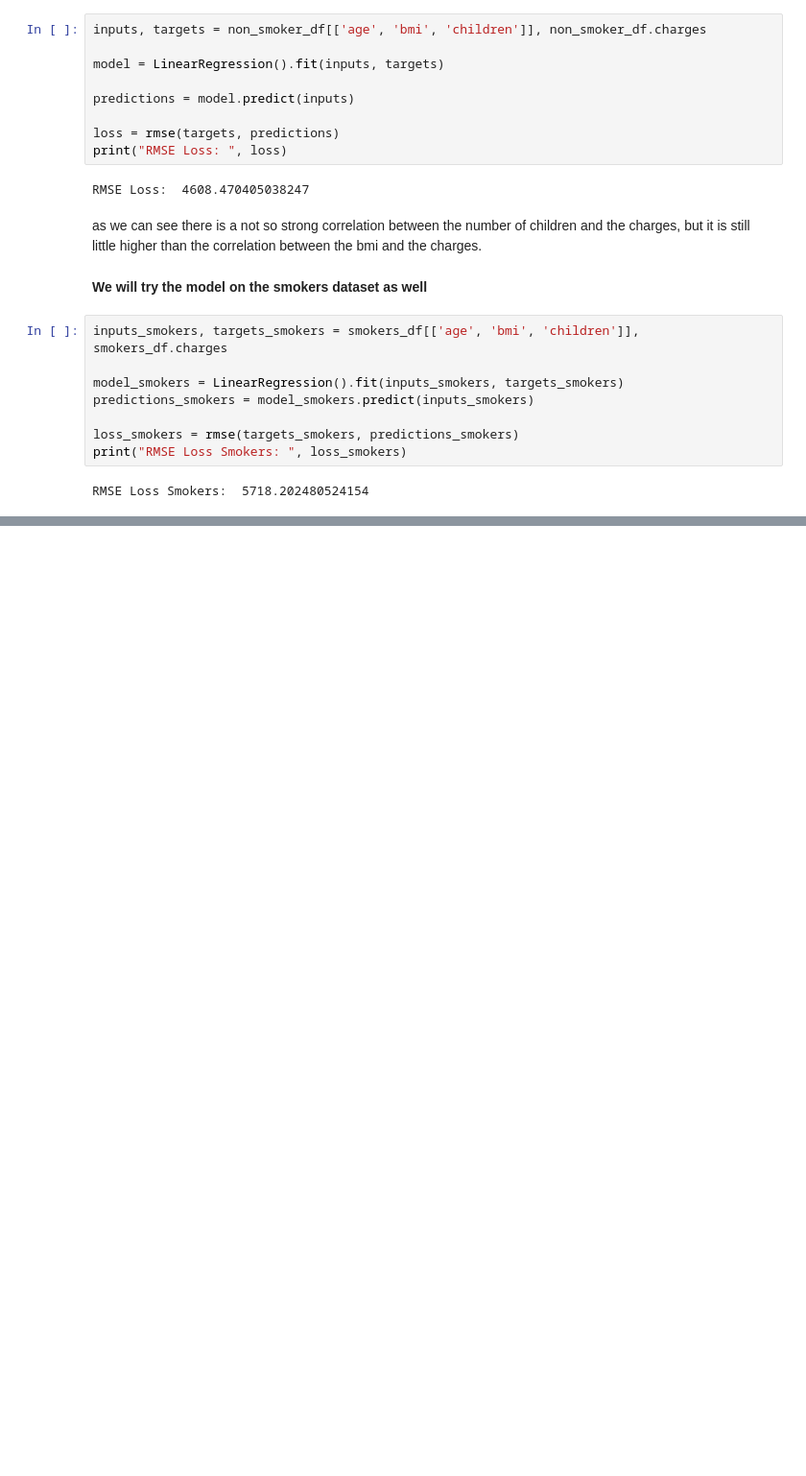
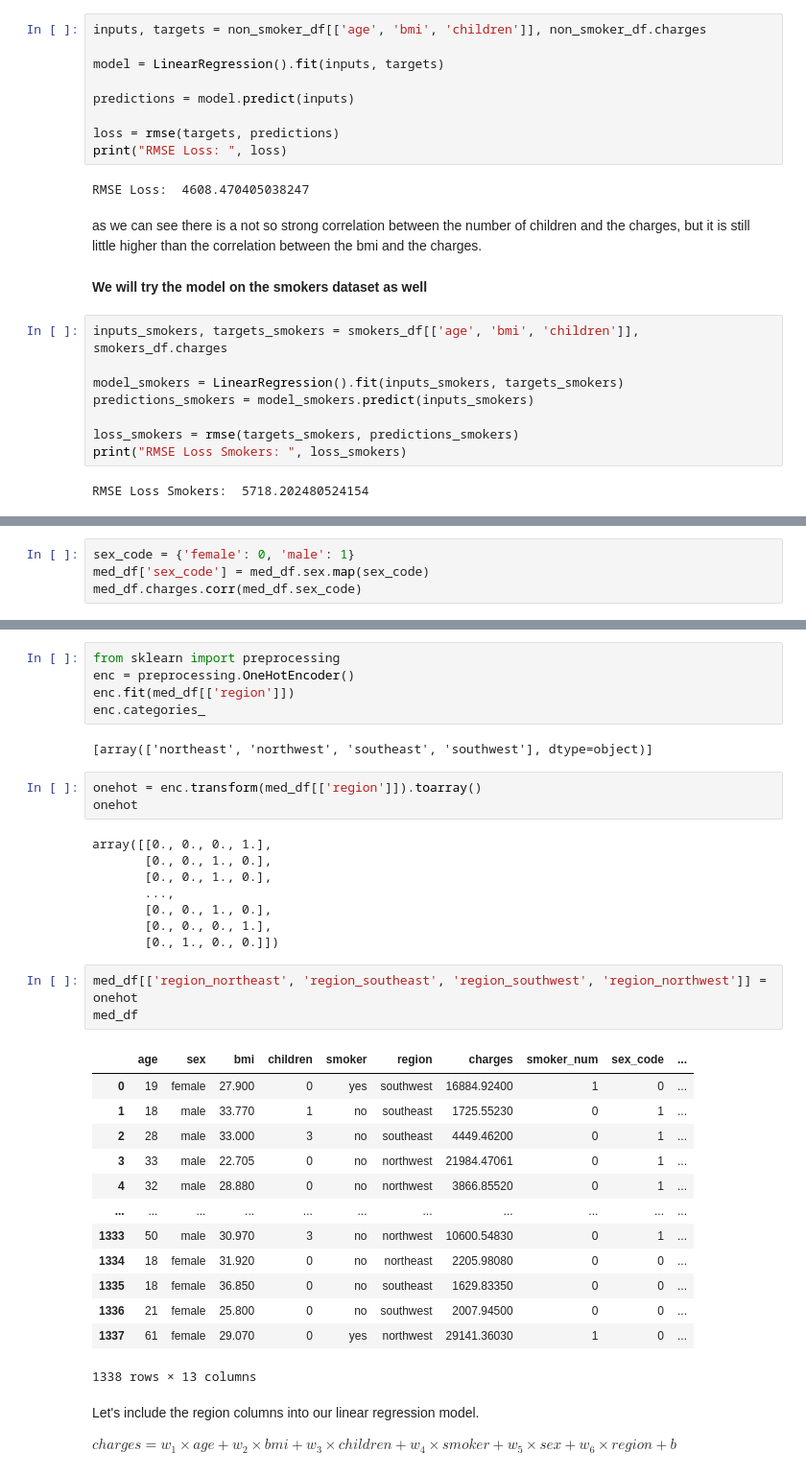
Before and after one commit to S-Sanjai/ML-fundamentals, a Jupyter notebook: notebooks/medical-insurance/med-insurance-model.ipynb, the cells around one changed output, grey strips where cells are left out. Shown: that part at 96% size. Drawn from its saved outputs; the diff is of its cells as text; blank space fills up the shorter version.

```diff
--- a/notebooks/medical-insurance/med-insurance-model.ipynb
+++ b/notebooks/medical-insurance/med-insurance-model.ipynb
@@ -186,0 +286,4 @@ so as we can see, the model for smokers is worse than the one for non-smokers
+# %%
+sex_code = {'female': 0, 'male': 1}
+med_df['sex_code'] = med_df.sex.map(sex_code)
+med_df.charges.corr(med_df.sex_code)
@@ -186,0 +314,39 @@ so as we can see, the model for smokers is worse than the one for non-smokers
+# %%
+from sklearn import preprocessing
+enc = preprocessing.OneHotEncoder()
+enc.fit(med_df[['region']])
+enc.categories_
+# %% [output]
+[array(['northeast', 'northwest', 'southeast', 'southwest'], dtype=object)]
+# %%
+onehot = enc.transform(med_df[['region']]).toarray()
+onehot
+# %% [output]
+array([[0., 0., 0., 1.],
+       [0., 0., 1., 0.],
+       [0., 0., 1., 0.],
+       ...,
+       [0., 0., 1., 0.],
+       [0., 0., 0., 1.],
+       [0., 1., 0., 0.]])
+# %%
+med_df[['region_northeast', 'region_southeast', 'region_southwest', 'region_northwest']] = onehot
+med_df
+# %% [output]
+|  | age | sex | bmi | children | smoker | region | charges | smoker_num | sex_code | ... |
+| 0 | 19 | female | 27.900 | 0 | yes | southwest | 16884.92400 | 1 | 0 | ... |
+| 1 | 18 | male | 33.770 | 1 | no | southeast | 1725.55230 | 0 | 1 | ... |
+| 2 | 28 | male | 33.000 | 3 | no | southeast | 4449.46200 | 0 | 1 | ... |
+| 3 | 33 | male | 22.705 | 0 | no | northwest | 21984.47061 | 0 | 1 | ... |
+| 4 | 32 | male | 28.880 | 0 | no | northwest | 3866.85520 | 0 | 1 | ... |
+| ... | ... | ... | ... | ... | ... | ... | ... | ... | ... | ... |
+| 1333 | 50 | male | 30.970 | 3 | no | northwest | 10600.54830 | 0 | 1 | ... |
+| 1334 | 18 | female | 31.920 | 0 | no | northeast | 2205.98080 | 0 | 0 | ... |
+| 1335 | 18 | female | 36.850 | 0 | no | southeast | 1629.83350 | 0 | 0 | ... |
+| 1336 | 21 | female | 25.800 | 0 | no | southwest | 2007.94500 | 0 | 0 | ... |
+| 1337 | 61 | female | 29.070 | 0 | yes | northwest | 29141.36030 | 1 | 0 | ... |
+1338 rows × 13 columns
+# %% [markdown]
+Let's include the region columns into our linear regression model.
+
+$charges = w_1 \times age + w_2 \times bmi + w_3 \times children + w_4 \times smoker + w_5 \times sex + w_6 \times region + b$
```
Also changed, not shown: parts of 45 cells of this notebook, 1 other file.
